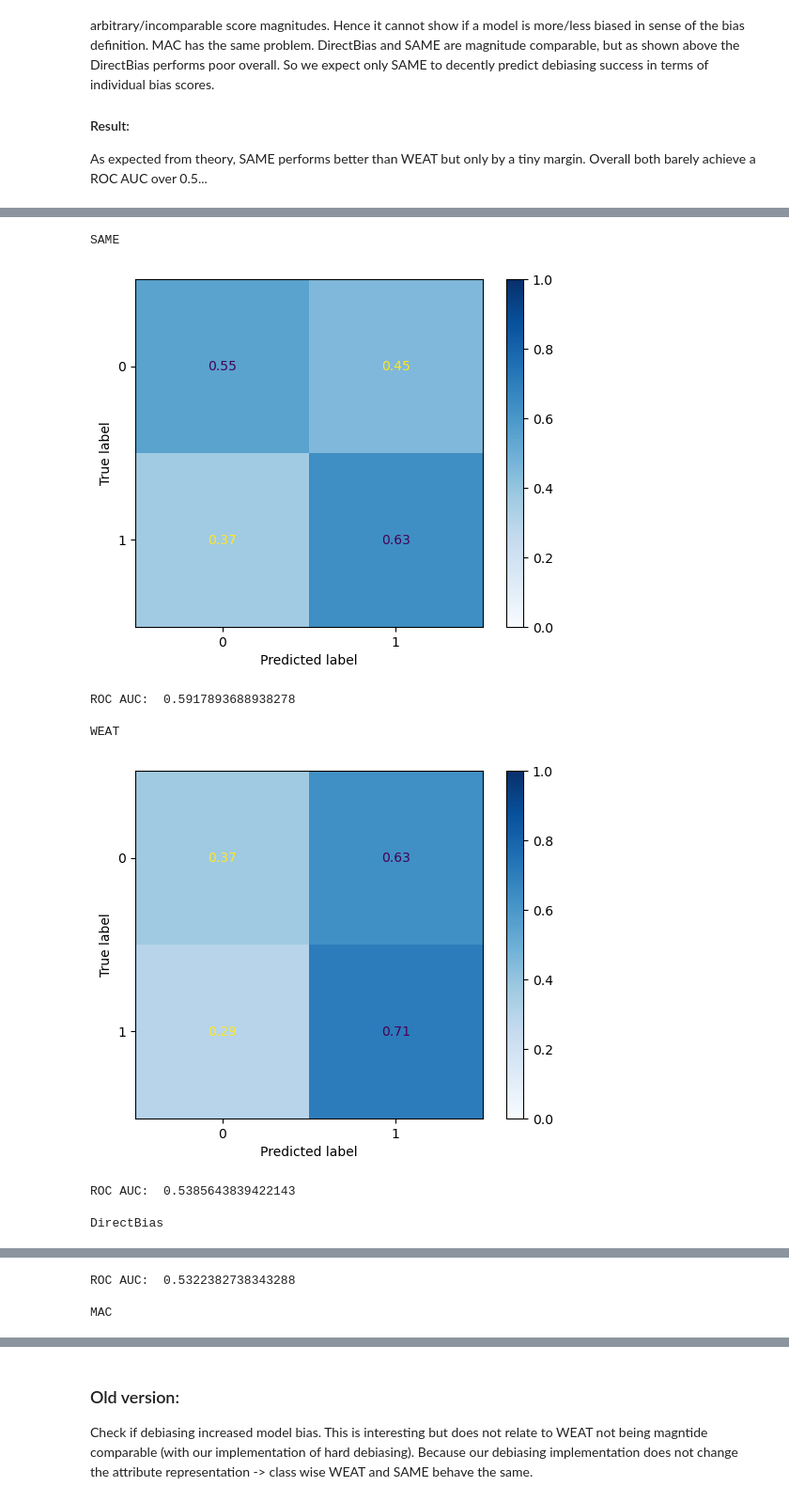
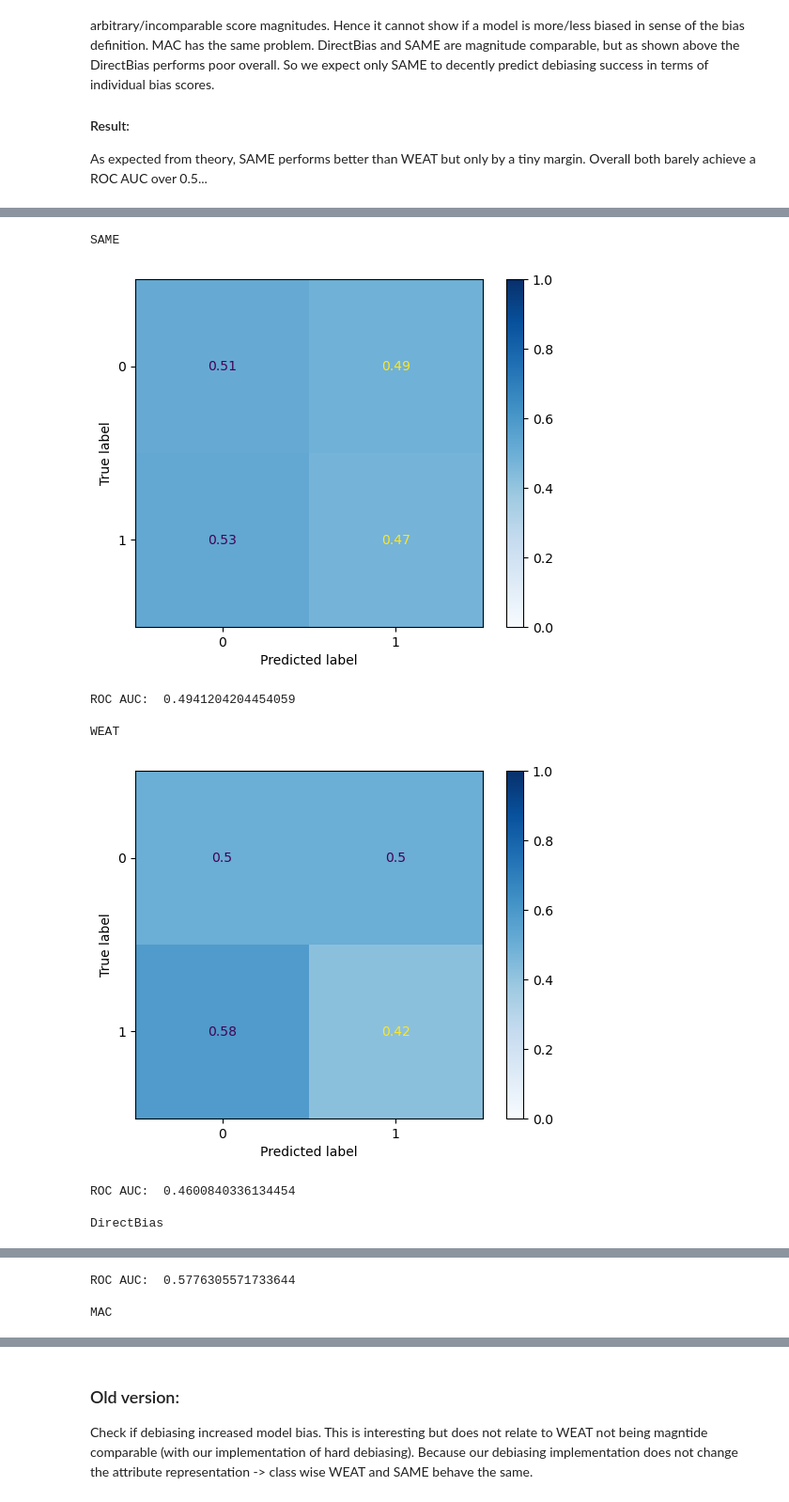
Before and after one commit to HammerLabML/PLMBiasMeasureBenchmark, a Jupyter notebook: bios.ipynb, the cells around one changed output, grey strips where cells are left out. Shown at 94% size. Cells and saved outputs as stored; diff of their text form; code cells hidden in the pictures.

```diff
--- a/bios.ipynb
+++ b/bios.ipynb
@@ -26,10 +26,10 @@ len(exp_parameters)
 - plot correlation (job-wise vs. overall)
 - cosine scores on train or eval data?
 # %%
-with open('configs/bios_exp3.json', 'r') as f:
+with open('results/bios_14856/config.json', 'r') as f:
     exp_config = json.load(f)
 
-save_file = exp_config['save_file'] #results/bios1/res.pickle' #res_bios.pickle
+save_file = exp_config['save_dir']+'res.pickle' #results/bios1/res.pickle' #res_bios.pickle
 with open(save_file, 'rb') as handle:
     res = pickle.load(handle)
     exp_parameters = res['params']
@@ -121,13 +130,13 @@ corr_per_score = {score: {'r': [], 'p': []} for score in score_list}
 for i in range(len(results)):
     print("experiment", i, "with bias type", exp_parameters[i]['bias_type'], "and", exp_parameters[i]['embedder'])
 
-    if exp_parameters[i]['embedder'] in blacklist_models:
+    if exp_parameters[i]['embedder'] in blacklist_models+['glove-wiki-gigaword-300']:
         print("skip blastlisted models")
         continue
 
     for score in score_list:
         if score == 'SAME':
-            scores_per_bias_type[exp_parameters[i]['bias_type']][score].append(np.mean(np.var(results[i][score+"_classwise"], axis=1)))
+            scores_per_bias_type[exp_parameters[i]['bias_type']][score].append(np.mean(np.var(results[i][score+"_classwise_neutral"], axis=1)))
         else:
             scores_per_bias_type[exp_parameters[i]['bias_type']][score].append(np.mean(results[i][score]))
     for score in ['subgroup_AUC', 'BNSP', 'BPSN']:
@@ -144,10 +153,10 @@ for i in range(len(results)):
             if score == 'BPSN':
                 scores1 = np.mean(results[i][score], axis=0)
             else:
-                scores1 = np.mean(results[i][score+'_classwise'], axis=0)
+                scores1 = np.mean(results[i][score+'_classwise_neutral'], axis=0)
             if score2 == 'DirectBias' or score2 == 'MAC':
                 scores1 = np.abs(scores1)
-            scores2 = np.mean(results[i][score2+'_classwise'], axis=0)
+            scores2 = np.mean(results[i][score2+'_classwise_neutral'], axis=0)
 
             #scores1 = list(itertools.chain.from_iterable(results[i][score+'_individual']))
             #scores2 = list(itertools.chain.from_iterable(results[i][score2+'_individual']))
@@ -385,45 +395,47 @@ While this is the less relevant experiment (based on theoretical analysis), here
 # %%
 all_scores = list(cosine_scores.keys())+['extrinsic']
 all_scores.remove('gWEAT')
 exp_idx = 0
 bias_decreased = {score: [] for score in all_scores}
 
 for model in embedder:
-    default_idx = exp_idx
-    version_ids = [exp_idx+i for i in range(len(debias_ks))]
-    other_models = [elem for elem in list(range(len(results))) if not elem == default_idx and elem%len(debias_ks)==0]
-    rand_ids = other_models #random.sample(other_models, 15)
+    if not model in blacklist_models:
+        default_idx = exp_idx
+        version_ids = [exp_idx+i for i in range(len(debias_ks))]
+        other_models = [elem for elem in list(range(len(results))) if not elem == default_idx and elem%len(debias_ks)==0]
+        rand_ids = other_models #random.sample(other_models, 15)
 
-    for score in all_scores:
-        default_scores = np.abs(results[default_idx][score])#[score+'_classwise'])
-        for idx in rand_ids:
-            cur_res = np.abs(results[idx][score])#[score+'_classwise'])
-            cmp = np.mean(cur_res, axis=0) < np.mean(default_scores, axis=0)
-            bias_decreased[score].append(int(cmp))
-#            bias_decreased[score] += [int(elem) for elem in cmp]
+        for score in all_scores:
+            default_scores = np.abs(results[default_idx][score])
+            for idx in rand_ids:
+                cur_res = np.abs(results[idx][score])
+                cmp = np.mean(cur_res, axis=0) < np.mean(default_scores, axis=0)
+                bias_decreased[score].append(int(cmp))
     exp_idx += len(debias_ks)+1
+
+#print(bias_decreased)
 
 
 for score in cosine_scores.keys():
     if score == 'gWEAT':
         continue
     print(score)
     cm = confusion_matrix(bias_decreased['extrinsic'],bias_decreased[score], normalize='true')
     cm_display = ConfusionMatrixDisplay(cm).plot()
     cm_display.ax_.get_images()[0].set_clim(0, 1)
     cm_display.ax_.get_images()[0].set_cmap(plt.cm.Blues)
     plt.show()
     print("ROC AUC: ", roc_auc_score(bias_decreased['extrinsic'],bias_decreased[score]))
     #fpr, tpr, _ = roc_curve(bias_decreased['extrinsic'][k],bias_decreased[score][k])
     #roc_display = RocCurveDisplay(fpr=fpr, tpr=tpr).plot()
     print()
 # %% [output]
 SAME
-[figure, old version]
+[figure, new version]
-ROC AUC:  0.5917893688938278
+ROC AUC:  0.4941204204454059
 
 WEAT
-[figure, old version]
+[figure, new version]
-ROC AUC:  0.5385643839422143
+ROC AUC:  0.4600840336134454
 
 DirectBias
@@ -431,3 +443,3 @@ DirectBias
-ROC AUC:  0.5322382738343288
+ROC AUC:  0.5776305571733644
 
 MAC
```
Also changed, not shown: parts of 21 cells of this notebook, 2 other files.
